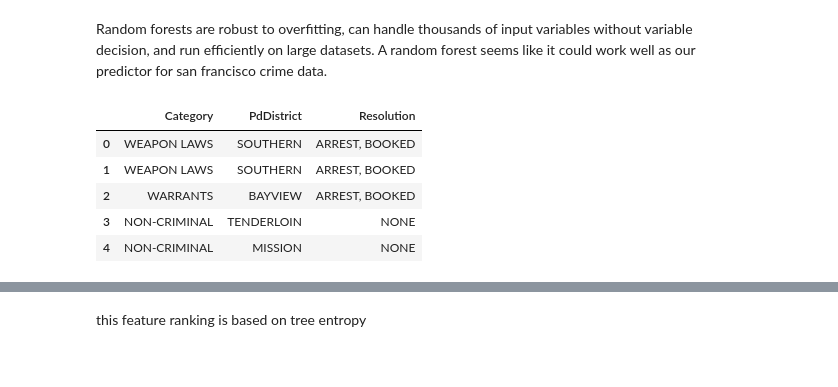
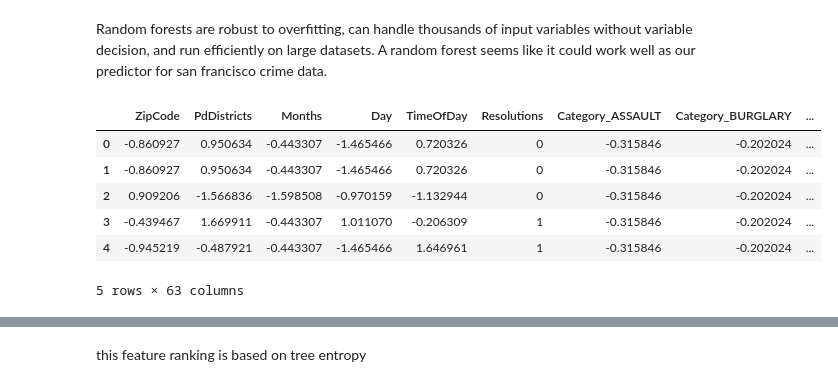
Before and after one commit to noops/group-project-4, a Jupyter notebook: Notebooks/random_forest_model.ipynb, the cells around one changed output, grey strips where cells are left out. Saved outputs shown, nothing was run; the diff lists cells and outputs as text; code cells hidden in the pictures.

```diff
--- a/Notebooks/random_forest_model.ipynb
+++ b/Notebooks/random_forest_model.ipynb
@@ -15,16 +15,16 @@ from imblearn.metrics import classification_report_imbalanced
 from imblearn.ensemble import BalancedRandomForestClassifier, EasyEnsembleClassifier
 # %%
 #load data
-file_path = Path("../Resources/cleaned_df.csv")
-cleaned_df = pd.read_csv(file_path)
-cleaned_df = cleaned_df.drop(columns=['Unnamed: 0'])
-cleaned_df.head()
+file_path = Path("../Resources/ml_df.csv")
+df = pd.read_csv(file_path)
+df.head()
 # %% [output]
-|  | Category | PdDistrict | Resolution |
-| 0 | WEAPON LAWS | SOUTHERN | ARREST, BOOKED |
-| 1 | WEAPON LAWS | SOUTHERN | ARREST, BOOKED |
-| 2 | WARRANTS | BAYVIEW | ARREST, BOOKED |
-| 3 | NON-CRIMINAL | TENDERLOIN | NONE |
-| 4 | NON-CRIMINAL | MISSION | NONE |
+|  | ZipCode | PdDistricts | Months | Day | TimeOfDay | Resolutions | Category_ASSAULT | Category_BURGLARY | ... |
+| 0 | -0.860927 | 0.950634 | -0.443307 | -1.465466 | 0.720326 | 0 | -0.315846 | -0.202024 | ... |
+| 1 | -0.860927 | 0.950634 | -0.443307 | -1.465466 | 0.720326 | 0 | -0.315846 | -0.202024 | ... |
+| 2 | 0.909206 | -1.566836 | -1.598508 | -0.970159 | -1.132944 | 0 | -0.315846 | -0.202024 | ... |
+| 3 | -0.439467 | 1.669911 | -0.443307 | 1.011070 | -0.206309 | 1 | -0.315846 | -0.202024 | ... |
+| 4 | -0.945219 | -0.487921 | -0.443307 | -1.465466 | 1.646961 | 1 | -0.315846 | -0.202024 | ... |
+5 rows × 63 columns
 # %%
 #create features
```
Also changed, not shown: parts of 19 cells of this notebook, 3 other files.
